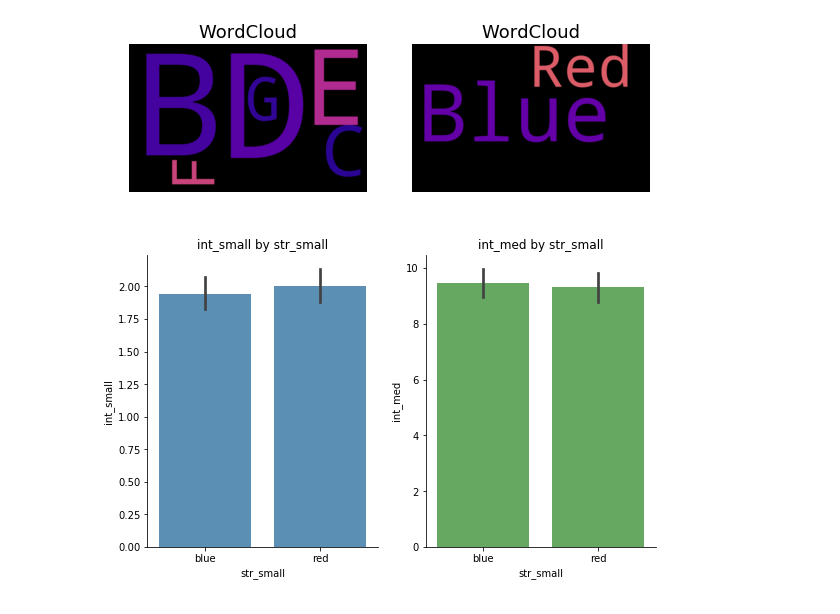
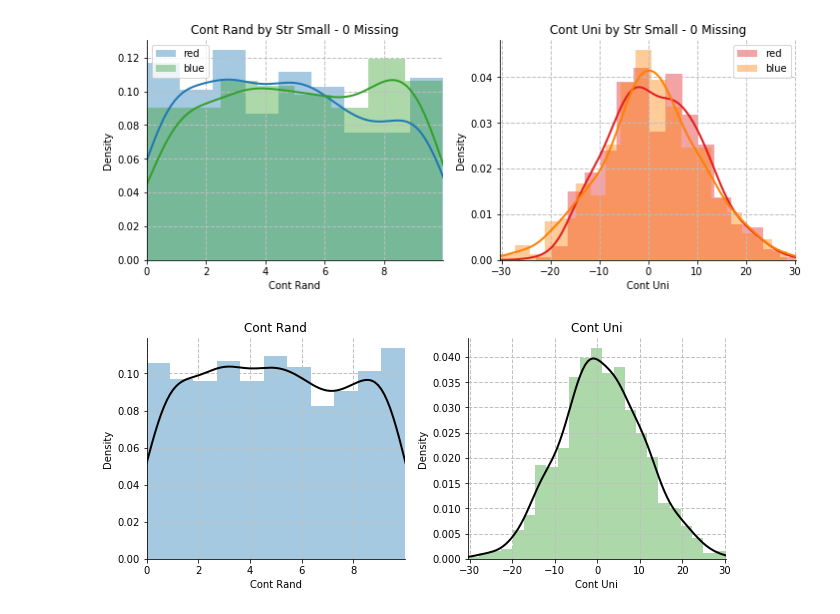
Before and after one commit to nicapotato/nicaviz, a Jupyter notebook: notebooks/Plot Examples.ipynb, the cells around one changed output. Saved outputs shown, nothing was run; the diff lists cells and outputs as text; code cells hidden in the pictures.

```diff
--- a/notebooks/Plot Examples.ipynb
+++ b/notebooks/Plot Examples.ipynb
@@ -120,42 +74,14 @@ plotgrid.build(func=custom_distplot, df=df,
-# %%
-def clean_str_arr(series):
-    if series.shape[0] == 0:
-        return "EMPTY"
-    else:
-        series = series.dropna().astype(str).str.lower().str.replace("none", "").str.title()
-        return " ".join(series)
-
-def plot_cloud(col, ax, df, title = "WordCloud", cmap = "plasma"):
-    string = clean_str_arr(df[col].copy())
-    wordcloud = WordCloud(width=800, height=500,
-                          collocations=True,
-                          background_color="black",
-                          max_words = 100,
-                          colormap=cmap).generate(string)
-
-    ax.imshow(wordcloud, interpolation='bilinear')
-    ax.set_title(title,  fontsize=18)
-    ax.axis('off')
-
-plotgrid = Plotgrid(["str_med", "str_small"], 2, [8,10])
-plotgrid.build(func=plot_cloud, df=df)
-# %% [output]
-[figure, removed]
-# %%
-def single_bar(col, ax, df, x_var, iti_palette):
-    sns.barplot(data=df,
-        x=x_var,
-        y=col,
-        ax=ax,
-        color=next(iti_palette),
-        linewidth=1,
-        alpha=.8)
-    ax.set_title("{} by {}".format(col, x_var))
-    ax.spines['top'].set_visible(False)
-    ax.spines['right'].set_visible(False)
-
-plotgrid = Plotgrid(["int_small", "int_med"], 2, [8,5])
-plotgrid.build(func=single_bar, df=df, x_var="str_small",
-               iti_palette=itertools.cycle(sns.color_palette("Paired")[1::2]))
-# %% [output]
-[figure, removed]
+# %%
+nca.Plotgrid(["cont_rand", "cont_uni"])\
+    .build(func=nca.custom_distplot,
+          df=df,
+          iti_palette=itertools.cycle(sns.color_palette("Paired")[1::2]),
+          hue = "str_small")
+
+nca.Plotgrid(["cont_rand", "cont_uni"], 2, [9,4])\
+    .build(func=nca.custom_distplot,
+           df=df,
+           iti_palette=itertools.cycle(sns.color_palette("Paired")[1::2]))
+# %% [output]
+[figure, added]
+[figure, added]
```
Also changed, not shown: parts of 8 cells of this notebook, 8 other files.
